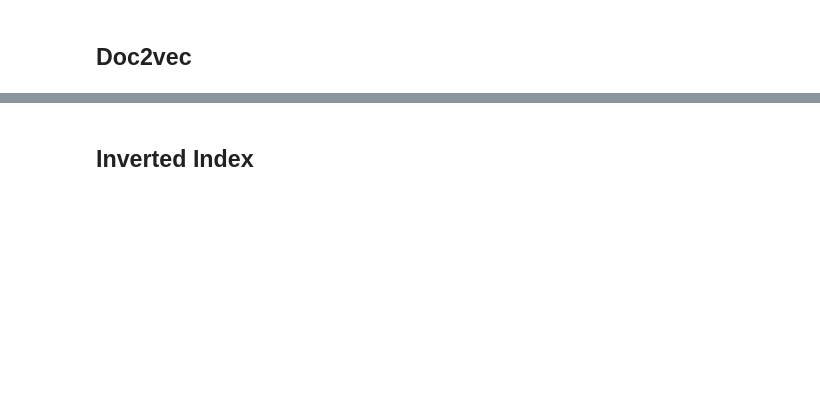
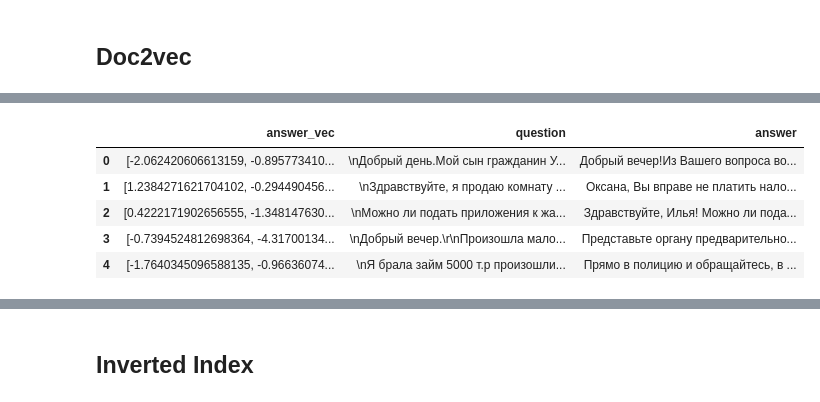
Before and after one commit to Pandaklez/IR_2018, a Jupyter notebook: ДЗ_QA_search_Klezovich.ipynb, the cells around one changed output, grey strips where cells are left out. Drawn from its saved outputs; the diff is of its cells as text; code cells hidden in the pictures; blank space fills up the shorter version.

```diff
--- a/ДЗ_QA_search_Klezovich.ipynb
+++ b/ДЗ_QA_search_Klezovich.ipynb
@@ -240,0 +300,29 @@ print(correct)
+# %%
+model_d2v = Doc2Vec.load(file_name)
+# %%
+def get_d2v_vectors(lemmas_arr, model_d2v):
+    """Получает вектор документа"""
+    # model.infer_vector(["закон", "договор"])
+    model_d2v.random.seed(100)  # ensure same results
+    if len(lemmas_arr) == None:
+        doc_vec = None
+    else:
+        doc_vec = model_d2v.infer_vector(lemmas_arr)
+    return doc_vec
+# %%
+def save_d2v_base(qa_corpus, model_d2v):
+    """Индексирует всю базу для поиска через doc2vec"""
+    # индексируем ответы
+    col_names =  ['answer_vec', 'question', 'answer']
+    d  = pd.DataFrame(columns = col_names)
+    for pair in tqdm(qa_corpus):
+        question, answer = pair[0], pair[1]
+        vecs = []
+        for sentence in splitter(answer, 1):
+            vec = get_d2v_vectors(preprocessing(sentence, del_stopwords=False), model_d2v)
+            vecs.append(vec)
+        vec = (np.array(vecs).sum(axis=0)/len(vecs)).tolist()
+        d.loc[len(d)] = [vec, question, answer]
+    return d
+# %%
+dc3 = save_d2v_base(qa_corpus, model_d2v)
@@ -240,0 +331,9 @@ print(correct)
+# %%
+dc3.head()
+# %% [output]
+|  | answer_vec | question | answer |
+| 0 | [-2.062420606613159, -0.895773410... | \nДобрый день.Мой сын гражданин У... | Добрый вечер!Из Вашего вопроса во... |
+| 1 | [1.2384271621704102, -0.294490456... | \nЗдравствуйте, я продаю комнату ... | Оксана, Вы вправе не платить нало... |
+| 2 | [0.4222171902656555, -1.348147630... | \nМожно ли подать приложения к жа... | Здравствуйте, Илья! Можно ли пода... |
+| 3 | [-0.7394524812698364, -4.31700134... | \nДобрый вечер.\r\nПроизошла мало... | Представьте органу предварительно... |
+| 4 | [-1.7640345096588135, -0.96636074... | \nЯ брала займ 5000 т.р произошли... | Прямо в полицию и обращайтесь, в ... |
```
Also changed, not shown: parts of 52 cells of this notebook.
